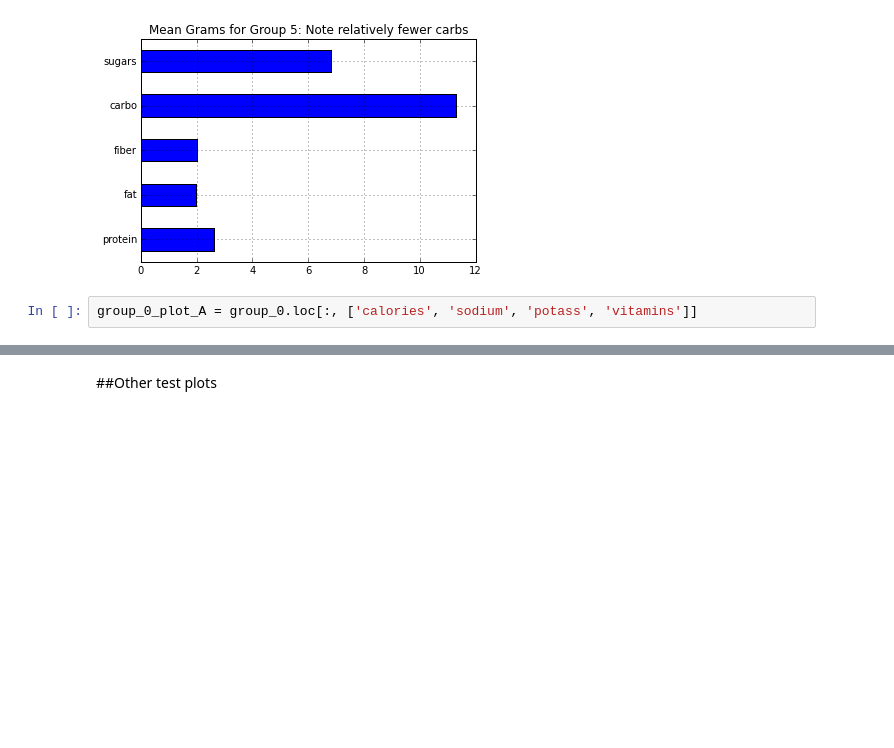
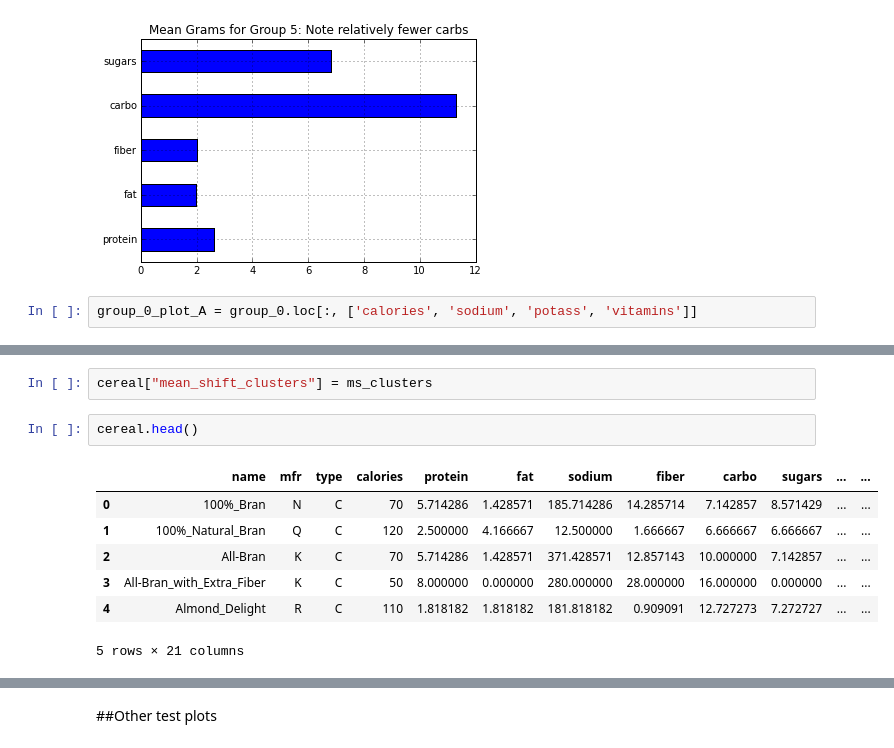
Before and after one commit to tiyd-python-2015-05/honey-nut-clusters, a Jupyter notebook: KMeansClustering.ipynb, the cells around one changed output, grey strips where cells are left out. Drawn from its saved outputs; the diff is of its cells as text; blank space fills up the shorter version.

```diff
--- a/KMeansClustering.ipynb
+++ b/KMeansClustering.ipynb
@@ -559,0 +580,12 @@ group_0_plot_A = group_0.loc[:, ['calories', 'sodium', 'potass', 'vitamins']]
+# %%
+cereal["mean_shift_clusters"] = ms_clusters
+# %%
+cereal.head()
+# %% [output]
+|  | name | mfr | type | calories | protein | fat | sodium | fiber | carbo | sugars | ... | ... |
+| 0 | 100%_Bran | N | C | 70 | 5.714286 | 1.428571 | 185.714286 | 14.285714 | 7.142857 | 8.571429 | ... | ... |
+| 1 | 100%_Natural_Bran | Q | C | 120 | 2.500000 | 4.166667 | 12.500000 | 1.666667 | 6.666667 | 6.666667 | ... | ... |
+| 2 | All-Bran | K | C | 70 | 5.714286 | 1.428571 | 371.428571 | 12.857143 | 10.000000 | 7.142857 | ... | ... |
+| 3 | All-Bran_with_Extra_Fiber | K | C | 50 | 8.000000 | 0.000000 | 280.000000 | 28.000000 | 16.000000 | 0.000000 | ... | ... |
+| 4 | Almond_Delight | R | C | 110 | 1.818182 | 1.818182 | 181.818182 | 0.909091 | 12.727273 | 7.272727 | ... | ... |
+5 rows × 21 columns
```
Also changed, not shown: parts of 8 cells of this notebook.
